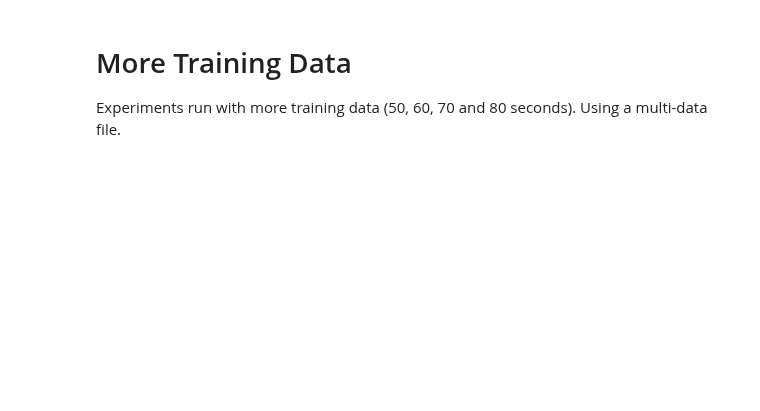
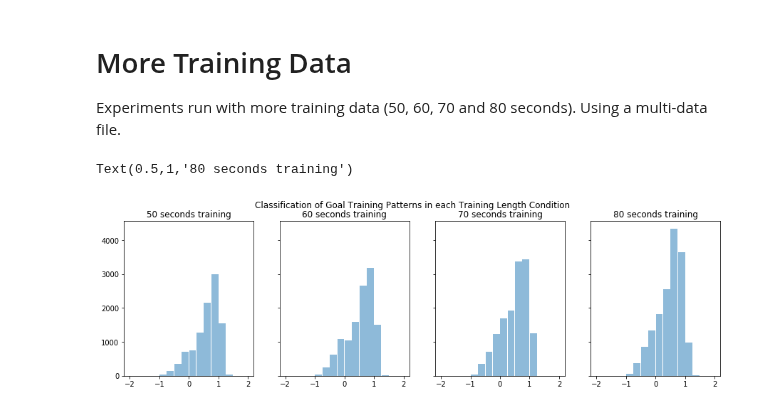
Before and after one commit to maddybartlett/NEN001, a Jupyter notebook: Plots.ipynb, the cells around one changed output. Drawn from its saved outputs; the diff is of its cells as text; code cells hidden in the pictures; blank space fills up the shorter version.

Commit message:
Plotted experiment with more training data.

```diff
--- a/Plots.ipynb
+++ b/Plots.ipynb
@@ -985,48 +782,9 @@ noplay_train_70 = train_len_70[14000:28000]
 goal_train_80 = train_len_80[:16000]
 noplay_train_80 = train_len_80[16000:32000]
 
-gtr = pd.DataFrame({'goal_train': pd.concat([goal_train_50.training, goal_train_60.training,
-                                             goal_train_70.training, goal_train_80.training])})
 gts = pd.DataFrame({'goal_test': pd.concat([eval('data_longer.accuracy_test%d' % i) for i in range(100)])})
-ntr = pd.DataFrame({'noplay_train':  pd.concat([noplay_train_50.training, noplay_train_60.training,
-                                                noplay_train_70.training, noplay_train_80.training])})
 nts = pd.DataFrame({'noplay_test': pd.concat([eval('data_longer.accuracy_test%d' % i) for i in range(100,200)])})
 ats = pd.DataFrame({'aimless': pd.concat([eval('data_longer.accuracy_aim%d' % i) for i in range(100)])})
-
-goal_trainl = []
-for i in range(len(gtr)):
-    a = gtr.iloc[i].values
-    #b = np.concatenate(a).ravel().tolist()
-    goal_trainl.append(a)
-goal_trainl = np.asarray(goal_trainl)
-
-goal_trainl50 = []
-for i in range(len(goal_train_50)):
-    a = goal_train_50.iloc[i].values
-    #b = np.concatenate(a).ravel().tolist()
-    goal_trainl50.append(a)
-goal_trainl50 = np.asarray(goal_trainl50)
-
-goal_trainl60 = []
-for i in range(len(goal_train_60)):
-    a = goal_train_60.iloc[i].values
-    #b = np.concatenate(a).ravel().tolist()
-    goal_trainl60.append(a)
-goal_traingoal_trainl60l20 = np.asarray(goal_trainl60)
-
-goal_trainl70 = []
-for i in range(len(goal_train_70)):
-    a = goal_train_70.iloc[i].values
-    #b = np.concatenate(a).ravel().tolist()
-    goal_trainl70.append(a)
-goal_trainl70 = np.asarray(goal_trainl70)
-
-goal_trainl80 = []
-for i in range(len(goal_train_80)):
-    a = goal_train_80.iloc[i].values
-    #b = np.concatenate(a).ravel().tolist()
-    goal_trainl80.append(a)
-goal_trainl80 = np.asarray(goal_trainl80)
 
 goal_testl = []
 for i in range(len(gts)):
@@ -1035,12 +793,6 @@ for i in range(len(gts)):
     goal_testl.append(b)
 goal_testl = np.asarray(goal_testl)
 
-noplay_trainl = []
-for i in range(len(ntr)):
-    a = ntr.iloc[i].values
-    #b = np.concatenate(a).ravel().tolist()
-    noplay_trainl.append(a)
-noplay_trainl = np.asarray(noplay_trainl)
 
 noplay_trainl50 = []
 for i in range(len(noplay_train_50)):
@@ -1069,33 +821,36 @@ for i in range(len(noplay_train_80)):
     #b = np.concatenate(a).ravel().tolist()
     noplay_trainl80.append(a)
 noplay_trainl80 = np.asarray(noplay_trainl80)
 
 noplay_testl = []
 for i in range(len(nts)):
     a = nts.iloc[i].values
     b = np.concatenate(a).ravel().tolist()
     noplay_testl.append(b)
 noplay_testl = np.asarray(noplay_testl)
 
 aimlessl = []
 for i in range(len(ats)):
     a = ats.iloc[i].values
     b = np.concatenate(a).ravel().tolist()
     aimlessl.append(b)
 aimlessl = np.asarray(aimlessl)
 
 bins=np.arange(-2, 2 + 0.25, 0.25)
 
 f, (axl1, axl2, axl3, axl4) = plt.subplots(1, 4, sharey=True, figsize=(15, 4))
 f.suptitle('Classification of Goal Training Patterns in each Training Length Condition')
 axl1.hist(goal_trainl50, bins=bins, rwidth=0.95, alpha=0.5, label='10 seconds training')
 axl1.set_title('50 seconds training')
 axl2.hist(goal_trainl60, bins=bins, rwidth=0.95, alpha=0.5, label='20 seconds training')
 axl2.set_title('60 seconds training')
 axl3.hist(goal_trainl70, bins=bins, rwidth=0.95, alpha=0.5, label='30 seconds training')
 axl3.set_title('70 seconds training')
 axl4.hist(goal_trainl80, bins=bins, rwidth=0.95, alpha=0.5, label='40 seconds training')
 axl4.set_title('80 seconds training')
+# %% [output]
+Text(0.5,1,'80 seconds training')
+[figure, added]
 # %%
 goal_testl1 = goal_testl[0::4]
 goal_testl2 = goal_testl[1::4]
```
Also changed, not shown: parts of 56 cells of this notebook.
